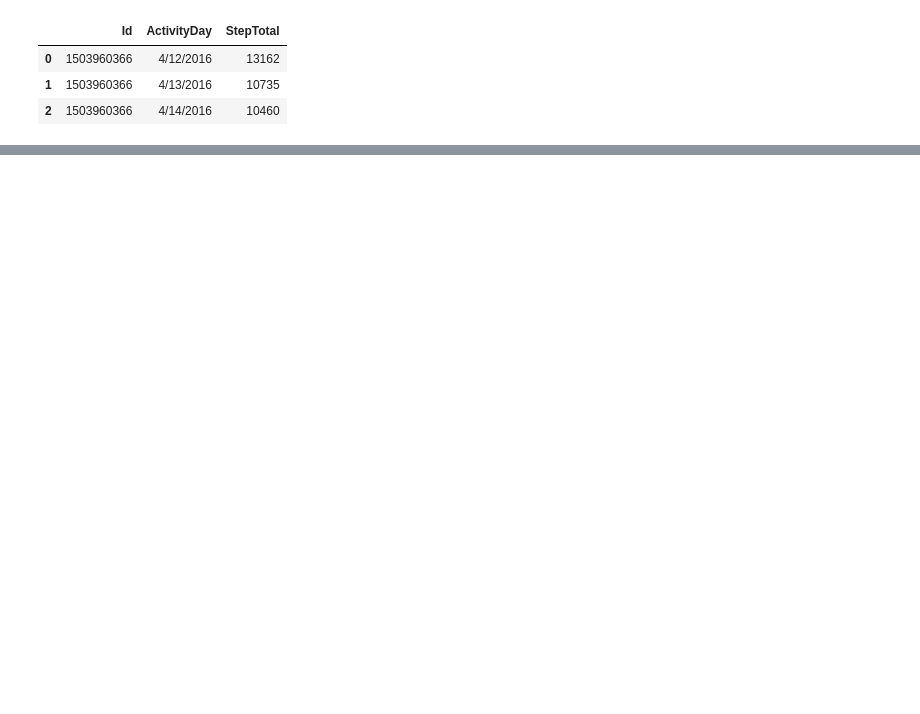
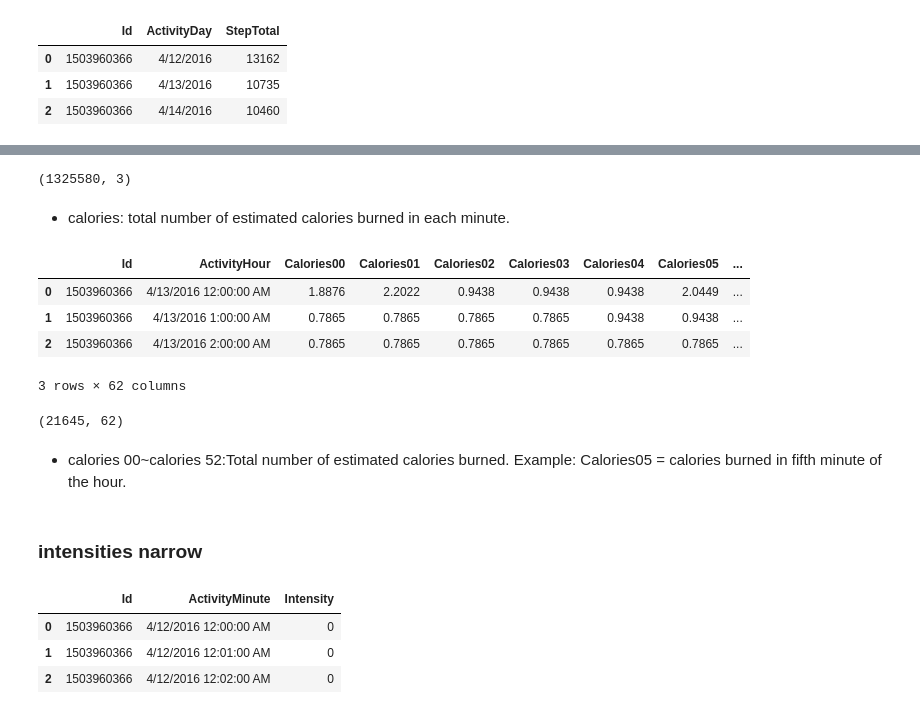
Before and after one commit to Hailey-Son/projects, a Jupyter notebook: bellabeat-case-study/Bellabeat_case_study_analysis.ipynb, the cells around one changed output, grey strips where cells are left out. Cells and saved outputs as stored; diff of their text form; code cells hidden in the pictures; blank space fills up the shorter version.

```diff
--- a/bellabeat-case-study/Bellabeat_case_study_analysis.ipynb
+++ b/bellabeat-case-study/Bellabeat_case_study_analysis.ipynb
@@ -148,0 +379,20 @@ heartrate.head(3)
+# %%
+caloriesnarrow.shape
+# %% [output]
+(1325580, 3)
+# %% [markdown]
+- calories: total number of estimated calories burned in each minute.
+# %%
+calorieswide.head(3)
+# %% [output]
+|  | Id | ActivityHour | Calories00 | Calories01 | Calories02 | Calories03 | Calories04 | Calories05 | ... |
+| 0 | 1503960366 | 4/13/2016 12:00:00 AM | 1.8876 | 2.2022 | 0.9438 | 0.9438 | 0.9438 | 2.0449 | ... |
+| 1 | 1503960366 | 4/13/2016 1:00:00 AM | 0.7865 | 0.7865 | 0.7865 | 0.7865 | 0.9438 | 0.9438 | ... |
+| 2 | 1503960366 | 4/13/2016 2:00:00 AM | 0.7865 | 0.7865 | 0.7865 | 0.7865 | 0.7865 | 0.7865 | ... |
+3 rows × 62 columns
+# %%
+calorieswide.shape
+# %% [output]
+(21645, 62)
+# %% [markdown]
+- calories 00~calories 52:Total number of estimated calories burned. Example: Calories05 = calories burned in fifth minute of the hour.
@@ -148,0 +402,9 @@ heartrate.head(3)
+# %% [markdown]
+### intensities narrow
+# %%
+intensitiesnarrow.head(3)
+# %% [output]
+|  | Id | ActivityMinute | Intensity |
+| 0 | 1503960366 | 4/12/2016 12:00:00 AM | 0 |
+| 1 | 1503960366 | 4/12/2016 12:01:00 AM | 0 |
+| 2 | 1503960366 | 4/12/2016 12:02:00 AM | 0 |
```
Also changed, not shown: parts of 61 cells of this notebook, 1 other file.
